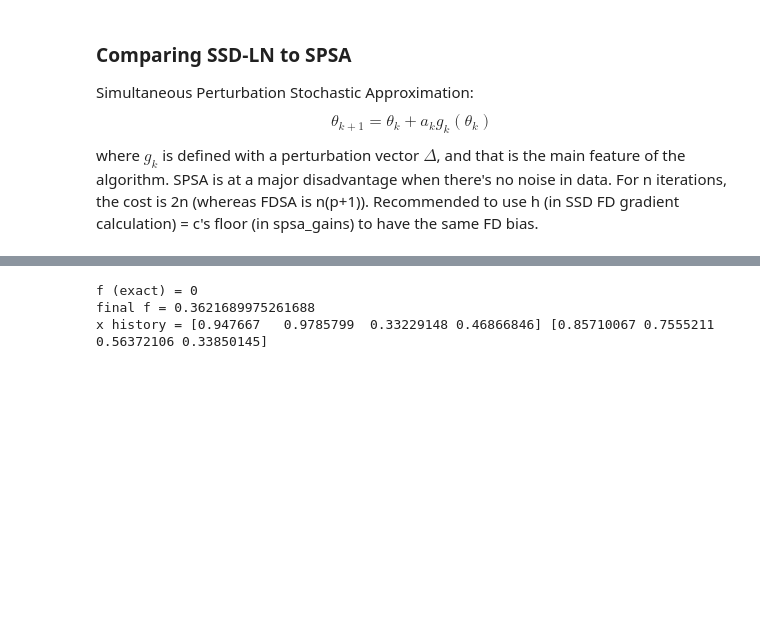
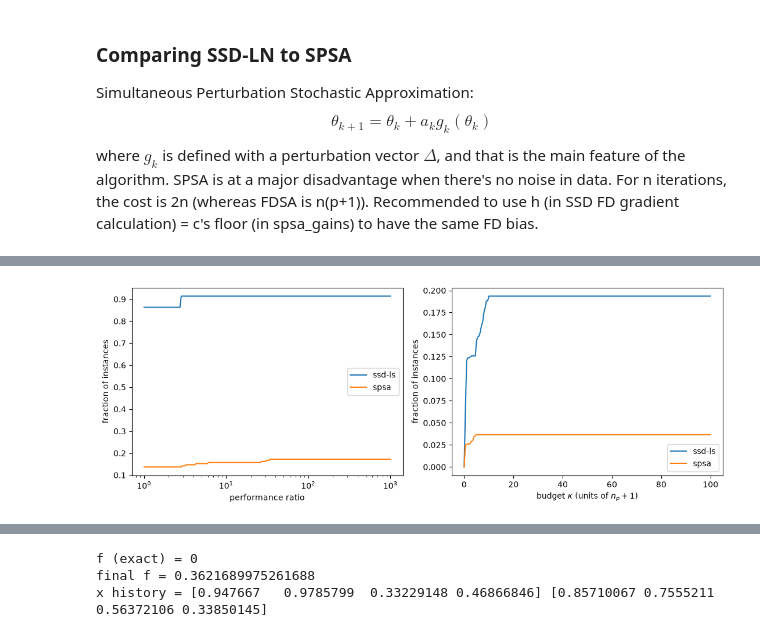
Before and after one commit to rileywuisme/Derivative-Free-Optimization-methods, a Jupyter notebook: SSD_draft.ipynb, the cells around one changed output, grey strips where cells are left out. Saved outputs shown, nothing was run; the diff lists cells and outputs as text; code cells hidden in the pictures; blank space fills up the shorter version.

Commit message:
performance and data profile sort of works but takes a long time

```diff
--- a/SSD_draft.ipynb
+++ b/SSD_draft.ipynb
@@ -239,11 +213,9 @@ def ssd(f, x, ls=None, gradf=None, l = None, max_iter=1000, seed=0, amin = 1e-6,
 # %%
-#profiling the ssd algo
+#profiling the ssd algo & quick testing
 print(pycutest.problem_properties('DIXMAANB'))
 p = pycutest.import_problem('DIXMAANB')
 x = p.x0
-f = counted(p.obj)
 # %lprun -f ssd fx, xs, linesearch_hist = ssd(p.obj, x, ls = 'on' )
-ssd(f, x, ls = 'on')
-print(f.calls[0])
+# ssd(f, x, ls = 'on', max_fn_call = 5000)
 # %% [output]
 {'objective': 'other', 'constraints': 'unconstrained', 'regular': True, 'degree': 2, 'origin': 'academic', 'internal': False, 'n': 'variable', 'm': 0}
@@ -635,50 +627,79 @@ plt.show()
 # %%
 #performance and data profile
-# ---- run: curves in a dict, keyed (solver_name, problem_name, seed) ----
-curves = {}
+runs = {}
+f0 = {}
+prob_dims = {}
+budget = 500
+seeds  = range(1, 11)
 problems = pycutest.find_problems(constraints='unconstrained', userN=True)
-seeds = (1, 10, 100, 1000, 500, 123, 150, 170, 109, 405, 1024, 548) #determined for reproducability
+for prob in problems:
 
-for prob in problems:
-    p = pycutest.import_problem(prob)
-    for seed in seeds:
-        fx, _, _ = ssd(p.obj, p.grad, p.x0, ls='on')
-        curves[("ssd", p.name, seed)] = np.minimum.accumulate(fx)
+    for sp in ({'N': 1000}, {'N': 500}, {'N': 100}, {'N': 50}, None):
+        try:
+            p = pycutest.import_problem(prob, sifParams=sp)
+            break
+        except (RuntimeError, AttributeError, ImportError, OSError):
+            try:
+                pycutest.clear_cache(prob, sifParams=sp)   # drop the bad entry
+            except Exception:
+                pass
+            continue
+    if not (50 <= p.n <= 2000):
+        continue
 
-        n_iter = 1000
-        a, A, c = spsa_gains(p.obj, p.x0, step=0.1, gavg=1,expected_evals=2*n_iter, noise_sd=0.0, NL=10, seed=seed)
-        fx, _ = spsa(p.obj, p.x0, n_iter, a, c, A, seed=seed)
-        fbest = np.minimum.accumulate(fx)[1::2]   # 2 evals/iter -> per-iteration curve
-        curves[("spsa", p.name, seed)] = fbest
+    x0 = np.array(p.x0)
+    f0[p.name] = float(p.obj(x0))
+    prob_dims[p.name] = p.n
+    for s in seeds:
+        _, fx, _, nf = ssd(p.obj, x0, ls='on', max_fn_call=budget, seed=s)
+        runs[('ssd-ls', p.name, s)] = (np.minimum.accumulate(fx), nf)
 
-# ---- score ----
-def hitting_time(fbest, f0, fL, tau):
-    hit = np.flatnonzero(fbest <= fL + tau * (f0 - fL))
-    return hit[0] + 1 if hit.size else np.inf
+        a, A, c = spsa_gains(p.obj, x0, step=0.1, gavg=1,
+                             expected_evals=budget - 10, noise_sd=0.0, NL=10, seed=s)
+        _, fx, nf = spsa(p.obj, x0, a, c, A, max_fn_call=budget - 10, seed=s)
+        runs[('spsa', p.name, s)] = (np.minimum.accumulate(fx), nf + 10)   # charge the probe
 
-fL = {p.name: min(c.min() for (s, pn, sd), c in curves.items() if pn == p.name)
-      for p in problems}
-f0 = {p.name: float(p.f(p.x0)) for p in problems}
+def t_sp(fbest, nf, f0, fL, tau):
+    satisfy = np.flatnonzero(fbest <= fL + tau * (f0 - fL)) #index
+    return nf[satisfy[0]] if satisfy.size else np.inf   # evaluations, not index
 
 tau = 1e-3
-t = {key: hitting_time(c, f0[key[1]], fL[key[1]], tau) for key, c in curves.items()}
+fL = {}
+for (solver_name, problem_name, s), (curve, nf) in runs.items():
+    v = curve.min()
+    if problem_name not in fL or v < fL[problem_name]:
+        fL[problem_name] = v
 
-# ---- performance profile ----
+t = {key: t_sp(curve, nf, f0[key[1]], fL[key[1]], tau)
+     for key, (curve, nf) in runs.items()}
+
 def perf_profile(t, solver):
     instances = {(pn, sd) for (_, pn, sd) in t}
-    ratios = []
+    r_ps = []
     for pn, sd in instances:
-        best = min(t[(s, pn, sd)] for s in ("ssd", "spsa"))
-        ratios.append(t[(solver, pn, sd)] / best)
-    ratios = np.array(ratios)
+        best = min(t[(sv, pn, sd)] for sv in ("ssd-ls", "spsa"))
+        if not np.isfinite(best):
+            continue                       # no solver solved it; uninformative
+        r_ps.append(t[(solver, pn, sd)] / best)
+    r_ps = np.array(r_ps)
     grid = np.logspace(0, 3, 200)
-    return grid, np.array([(ratios <= r).mean() for r in grid])
+    return grid, np.array([(r_ps <= r).mean() for r in grid])
 
-for solver in ("ssd", "spsa"):
+def data_profile(t, solver, kappa_max=100, npts=200):
+    instances = {(pn, sd) for (_, pn, sd) in t}
+    units = np.array([t[(solver, pn, sd)] / (prob_dims[pn] + 1)
+                      for pn, sd in instances])
+    grid = np.linspace(0, kappa_max, npts)
+    return grid, np.array([(units <= k).mean() for k in grid])
+
+fig, ax = plt.subplots(1, 2, figsize=(11, 4))
+for solver in ("ssd-ls", "spsa"):
     grid, rho = perf_profile(t, solver)
-    plt.semilogx(grid, rho, label=solver)
-plt.xlabel("performance ratio")
-plt.ylabel("fraction of instances")
-plt.legend()
+    ax[0].semilogx(grid, rho, label=solver)
+    grid, d = data_profile(t, solver)
+    ax[1].plot(grid, d, label=solver)
+ax[0].set_xlabel("performance ratio"); ax[0].set_ylabel("fraction of instances"); ax[0].legend()
+ax[1].set_xlabel(r"budget $\kappa$ (units of $n_p+1$)"); ax[1].set_ylabel("fraction of instances"); ax[1].legend()
+plt.tight_layout()
 plt.show()
 # %% [output]
@@ -685,0 +723 @@ KeyboardInterrupt:
+[figure, added]
```
Also changed, not shown: parts of 8 cells of this notebook, 1 other file.
